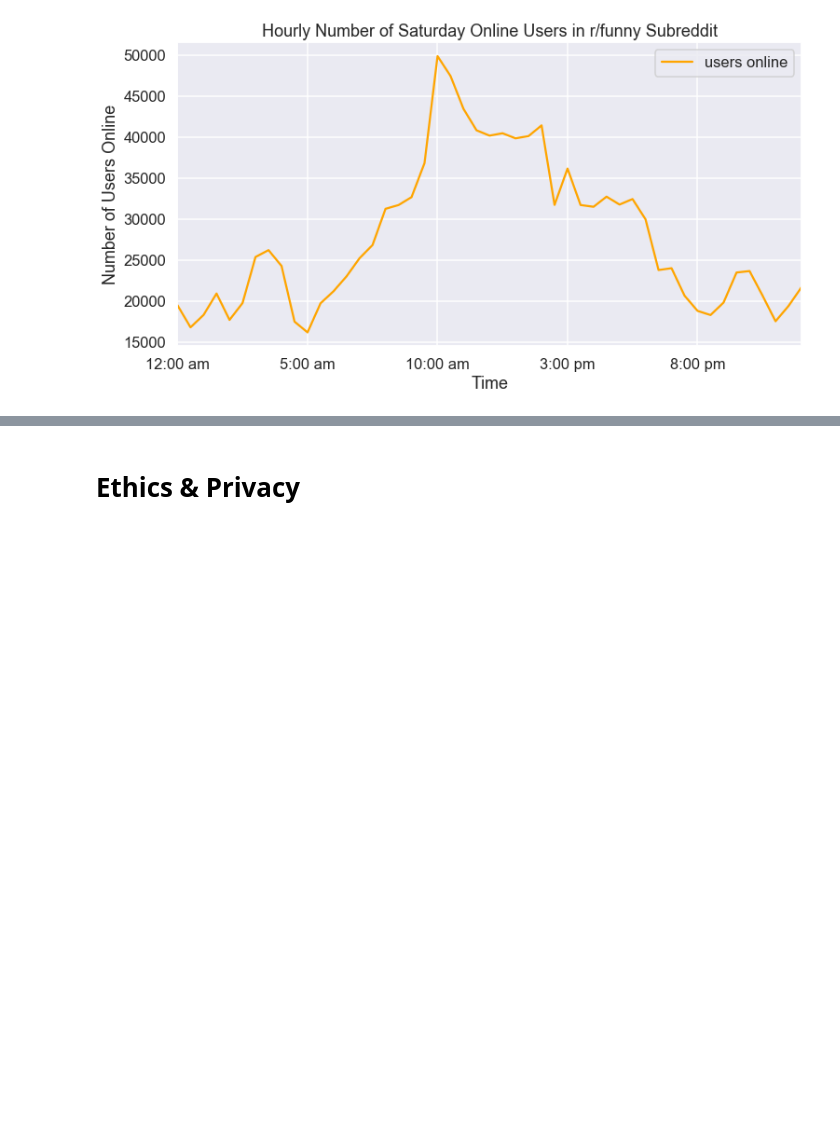
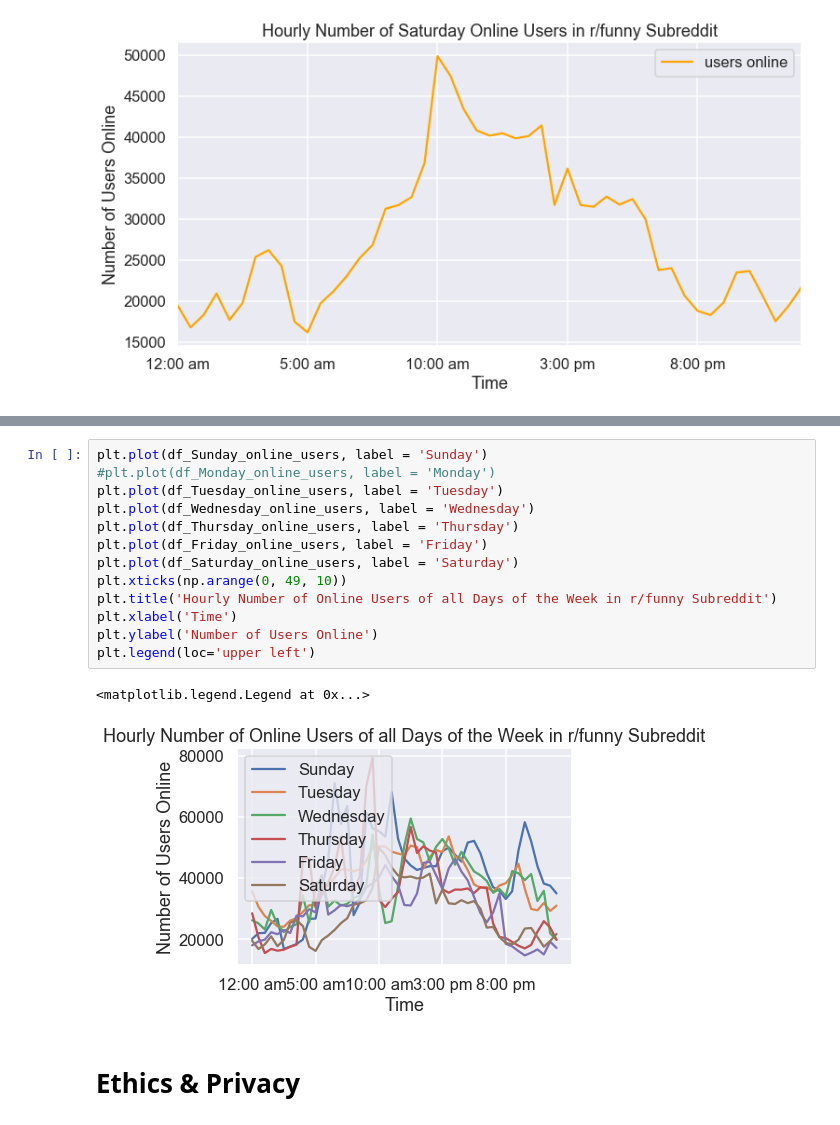
Before and after one commit to cs1212/COGS108_Reddit-Data-Analysis, a Jupyter notebook: FinalProject.ipynb, the cells around one changed output, grey strips where cells are left out. Cells and saved outputs as stored; diff of their text form; blank space fills up the shorter version.

```diff
--- a/FinalProject.ipynb
+++ b/FinalProject.ipynb
@@ -553,3 +585,19 @@ legend.get_texts()[0].set_text('users online')
+# %%
+plt.plot(df_Sunday_online_users, label = 'Sunday')
+#plt.plot(df_Monday_online_users, label = 'Monday')
+plt.plot(df_Tuesday_online_users, label = 'Tuesday')
+plt.plot(df_Wednesday_online_users, label = 'Wednesday')
+plt.plot(df_Thursday_online_users, label = 'Thursday')
+plt.plot(df_Friday_online_users, label = 'Friday')
+plt.plot(df_Saturday_online_users, label = 'Saturday')
+plt.xticks(np.arange(0, 49, 10))
+plt.title('Hourly Number of Online Users of all Days of the Week in r/funny Subreddit')
+plt.xlabel('Time')
+plt.ylabel('Number of Users Online')
+plt.legend(loc='upper left')
+# %% [output]
+<matplotlib.legend.Legend at 0x...>
+[figure, added]
 # %% [markdown]
 # Ethics & Privacy
 # %% [markdown]
```
Also changed, not shown: parts of 3 cells of this notebook.
